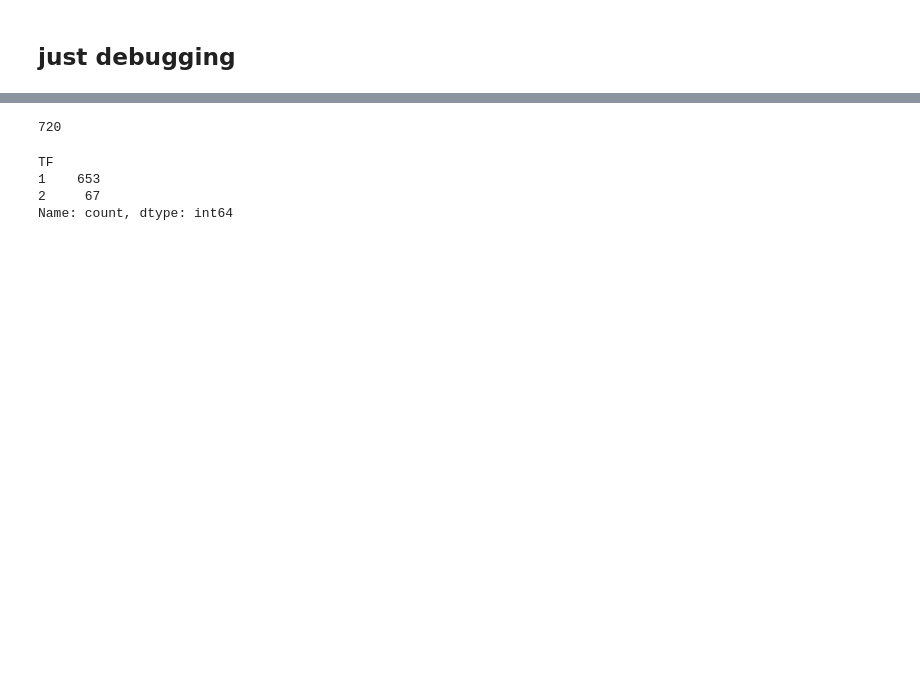
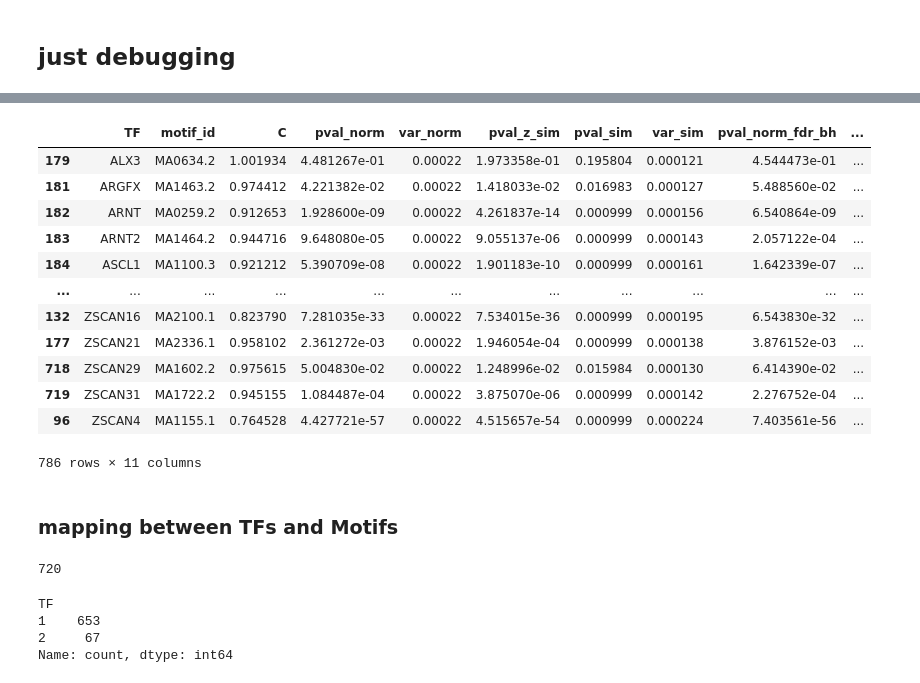
Before and after one commit to annikafomm/swarm, a Jupyter notebook: notebooks/test.ipynb, the cells around one changed output, grey strips where cells are left out. Drawn from its saved outputs; the diff is of its cells as text; code cells hidden in the pictures; blank space fills up the shorter version.

```diff
--- a/notebooks/test.ipynb
+++ b/notebooks/test.ipynb
@@ -15,3 +99,21 @@ AnnData object with n_obs × n_vars = 1448 × 2000
+# %%
+tmp.uns["chromvar_gearyC"]
+# %% [output]
+|  | TF | motif_id | C | pval_norm | var_norm | pval_z_sim | pval_sim | var_sim | pval_norm_fdr_bh | ... |
+| 179 | ALX3 | MA0634.2 | 1.001934 | 4.481267e-01 | 0.00022 | 1.973358e-01 | 0.195804 | 0.000121 | 4.544473e-01 | ... |
+| 181 | ARGFX | MA1463.2 | 0.974412 | 4.221382e-02 | 0.00022 | 1.418033e-02 | 0.016983 | 0.000127 | 5.488560e-02 | ... |
+| 182 | ARNT | MA0259.2 | 0.912653 | 1.928600e-09 | 0.00022 | 4.261837e-14 | 0.000999 | 0.000156 | 6.540864e-09 | ... |
+| 183 | ARNT2 | MA1464.2 | 0.944716 | 9.648080e-05 | 0.00022 | 9.055137e-06 | 0.000999 | 0.000143 | 2.057122e-04 | ... |
+| 184 | ASCL1 | MA1100.3 | 0.921212 | 5.390709e-08 | 0.00022 | 1.901183e-10 | 0.000999 | 0.000161 | 1.642339e-07 | ... |
+| ... | ... | ... | ... | ... | ... | ... | ... | ... | ... | ... |
+| 132 | ZSCAN16 | MA2100.1 | 0.823790 | 7.281035e-33 | 0.00022 | 7.534015e-36 | 0.000999 | 0.000195 | 6.543830e-32 | ... |
+| 177 | ZSCAN21 | MA2336.1 | 0.958102 | 2.361272e-03 | 0.00022 | 1.946054e-04 | 0.000999 | 0.000138 | 3.876152e-03 | ... |
+| 718 | ZSCAN29 | MA1602.2 | 0.975615 | 5.004830e-02 | 0.00022 | 1.248996e-02 | 0.015984 | 0.000130 | 6.414390e-02 | ... |
+| 719 | ZSCAN31 | MA1722.2 | 0.945155 | 1.084487e-04 | 0.00022 | 3.875070e-06 | 0.000999 | 0.000142 | 2.276752e-04 | ... |
+| 96 | ZSCAN4 | MA1155.1 | 0.764528 | 4.427721e-57 | 0.00022 | 4.515657e-54 | 0.000999 | 0.000224 | 7.403561e-56 | ... |
+786 rows × 11 columns
+# %% [markdown]
+### mapping between TFs and Motifs
 # %%
 # read mapping
 import pandas as pd
```
Also changed, not shown: parts of 12 cells of this notebook, 6 other files.
